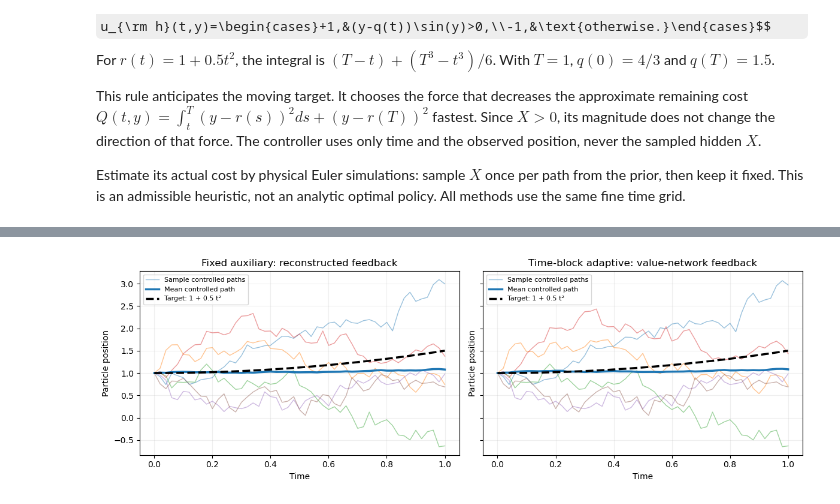
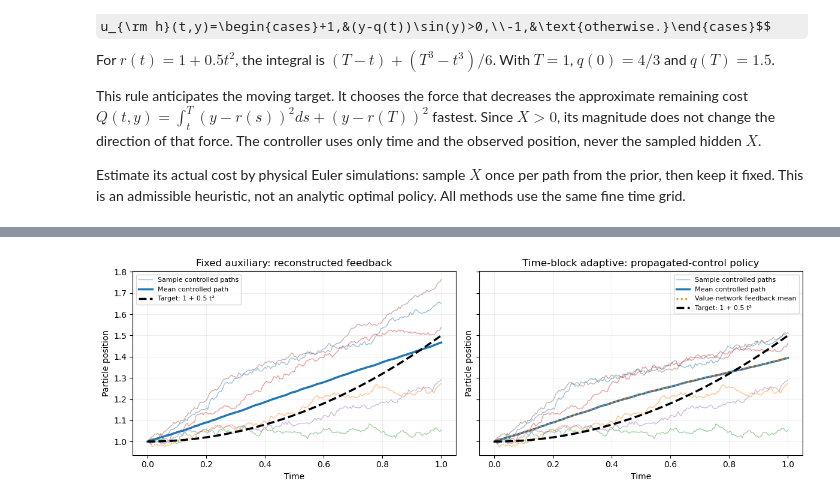
Before and after one commit to charliewang1995/Deep_2BSDE, a Jupyter notebook: example4point2_test.ipynb, the cells around one changed output, grey strips where cells are left out. Saved outputs shown, nothing was run; the diff lists cells and outputs as text; code cells hidden in the pictures; some formulas as TeX source.

Commit message:
update tests

```diff
--- a/example4point2_test.ipynb
+++ b/example4point2_test.ipynb
@@ -99,9 +111,8 @@ class CosineTrackingProblem(BayesianControlProblem):
     def __init__(self, config, theta=2 * math.pi):
         super().__init__(config)
         self.theta = float(theta)  # known, not part of the posterior
-        self.D0 = 0.5              # sqrt(2*D0) = 1 in the supplied dynamics
+        self.D0 = 0.5              # drift coefficient; observation noise is configured separately
         self.thermal_energy = 1.0
-        self.current_time = 0.0
         self.x_support = torch.tensor(
             [[0.5], [1.0], [1.5]], dtype=DTYPE, device=DEVICE
         )
@@ -127,7 +138,9 @@ class CosineTrackingProblem(BayesianControlProblem):
         return (drift[..., None] * x)[..., None]
 
     def running_cost(self, state, control, time=None):
-        tracking_cost = (state[..., 0] - self.target(self.current_time)).square()
+        if time is None:
+            raise ValueError("This time-dependent running cost requires time.")
+        tracking_cost = (state[..., 0] - self.target(time)).square()
         admissible = (control[..., 0] == -1) | (control[..., 0] == 1)
         return torch.where(
             admissible, tracking_cost, torch.full_like(tracking_cost, float("inf"))
@@ -309,7 +313,7 @@ does not supply a separate current-state feedback rollout.
 fixed_eval = evaluate(fixed_model, num_paths=NUM_TEST_PATHS)
 
 block_eval = evaluate_time_blocks(
-    block_model, num_paths=NUM_TEST_PATHS, evaluate_policy=False
+    block_model, num_paths=NUM_TEST_PATHS, evaluate_policy=True
 )
 
 fixed_paths = fixed_eval.paths
@@ -337,13 +341,22 @@ with torch.no_grad():
     fixed_value = fixed_model.initial_value.item()
     block_value = block_model.value(0.0, S0).item()
 
+adaptive_cost = block_paths["raw_auxiliary_cost"]
+feedback_cost = block_paths["policy"]["policy_cost"]
+adaptive_se = adaptive_cost.std(unbiased=True).item() / math.sqrt(NUM_TEST_PATHS)
+feedback_se = feedback_cost.std(unbiased=True).item() / math.sqrt(NUM_TEST_PATHS)
+
 comparison = pd.DataFrame({
-    "Method": ["Fixed auxiliary", "Time-block adaptive", "Physical heuristic"],
-    "Quantity": ["Estimated optimal V(0, S0)", "Estimated optimal V(0, S0)", "Policy cost J(u_h)"],
-    "Value / cost": [fixed_value, block_value, heuristic_value],
-    "MC standard error": [np.nan, np.nan, heuristic_se],
+    "Method": ["Fixed auxiliary", "Time-block adaptive", "Physical heuristic",
+               "Adaptive propagated policy", "Adaptive value-network feedback"],
+    "Quantity": ["Estimated V(0, S0)", "Estimated V(0, S0)", "Policy cost J(u_h)",
+                 "Executed policy cost", "Executed policy cost"],
+    "Value / cost": [fixed_value, block_value, heuristic_value,
+                     adaptive_cost.mean().item(), feedback_cost.mean().item()],
+    "MC standard error": [np.nan, np.nan, heuristic_se, adaptive_se, feedback_se],
     "Initial control": [fixed_controls[0, 0], block_controls[0, 0],
-                        heuristic_eval["u_path"][0, 0, 0].item()],
+                        heuristic_eval["u_path"][0, 0, 0].item(), block_controls[0, 0],
+                        block_paths["policy"]["u_path"][0, 0, 0].item()],
 })
 comparison
 # %% [output]
@@ -389,7 +404,6 @@ def rollout_fixed_feedback(model, innovations, num_references=8):
     references = model(reference_noise, return_paths=True)
     state = references["S_path"][0, 0].expand(batch, -1).clone()
     states, controls = [state], []
-    model.hamiltonian_optimizer.reset()
 
     for step in range(cfg.num_time_steps):
         if step == 0:
@@ -411,7 +425,7 @@ def rollout_fixed_feedback(model, innovations, num_references=8):
             )).mean(dim=1)
             Z = model.geometry.project_gradient(Z)
 
-        _, control = model.hamiltonian_optimizer.minimise(state, Z, Gamma)
+        _, control = model.hamiltonian_optimizer.minimise(state, Z, Gamma, time=step * cfg.dt)
         drift, sigma, _ = state_dynamics(
             state, control, problem=model.problem, config=cfg, geometry=model.geometry
         )
@@ -425,35 +439,40 @@ def rollout_fixed_feedback(model, innovations, num_references=8):
 
 
 NUM_TRACKING_PATHS = 256
 NUM_SHOWN_PATHS = 6
 torch.manual_seed(2028)
 tracking_innovations = math.sqrt(config.dt) * torch.randn(
     NUM_TRACKING_PATHS, config.num_time_steps, config.observation_dim,
     dtype=DTYPE, device=DEVICE,
 )
 fixed_tracking = rollout_fixed_feedback(fixed_model, tracking_innovations)
-# This method bypasses forward hooks, so reset the time adapter explicitly.
-block_model.hamiltonian_optimizer.reset()
-block_tracking = block_model.rollout_policy(tracking_innovations)
+# Plot the same propagated-control policy used by the adaptive forward model.
+with torch.no_grad():
+    block_tracking = block_model(tracking_innovations, return_paths=True)
+block_feedback_tracking = block_model.rollout_policy(tracking_innovations)
 
 tracking_times = np.linspace(0.0, config.horizon, config.num_time_steps + 1)
 tracking_fig, tracking_axes = plt.subplots(1, 2, figsize=(12, 4), sharex=True, sharey=True)
 for ax, name, rollout in zip(tracking_axes, [
     "Fixed auxiliary: reconstructed feedback",
-    "Time-block adaptive: value-network feedback",
+    "Time-block adaptive: propagated-control policy",
 ], [fixed_tracking, block_tracking]):
     positions = rollout["S_path"][..., 0].detach().cpu().numpy()
     for i in range(min(NUM_SHOWN_PATHS, NUM_TRACKING_PATHS)):
         ax.plot(tracking_times, positions[i], alpha=0.45, linewidth=1,
                 label="Sample controlled paths" if i == 0 else None)
     ax.plot(tracking_times, positions.mean(axis=0), color="tab:blue", linewidth=2.5,
             label="Mean controlled path")
+    if rollout is block_tracking:
+        feedback_mean = block_feedback_tracking["S_path"][..., 0].mean(0).cpu().numpy()
+        ax.plot(tracking_times, feedback_mean, color="tab:orange", linestyle=":",
+                linewidth=2, label="Value-network feedback mean")
     ax.plot(tracking_times, problem.target(tracking_times), "k--", linewidth=2.5,
             label="Target: 1 + 0.5 t²")
     ax.set(title=name, xlabel="Time", ylabel="Particle position")
     ax.grid(alpha=0.2)
     ax.legend(fontsize=8)
 tracking_fig.tight_layout()
 plt.show()
 # %% [output]
-[figure, old version]
+[figure, new version]
```
Also changed, not shown: parts of 14 cells of this notebook, 6 other files.
